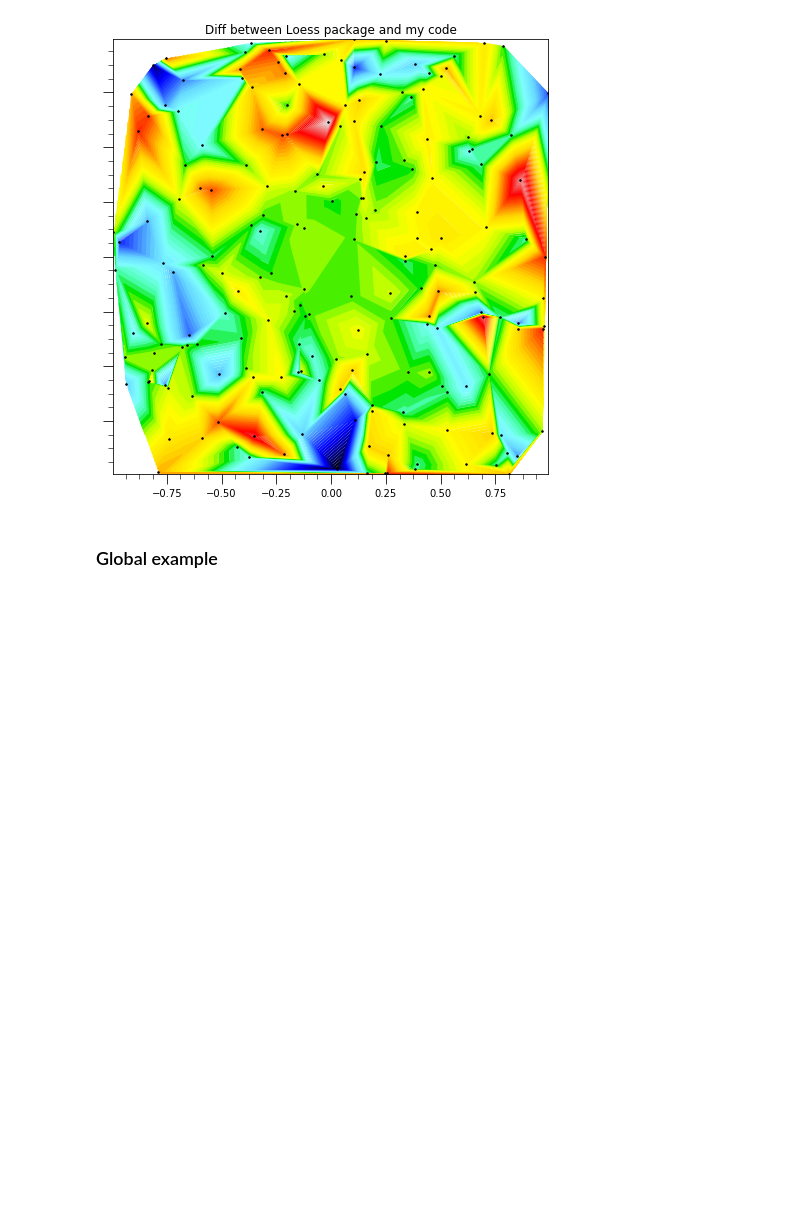
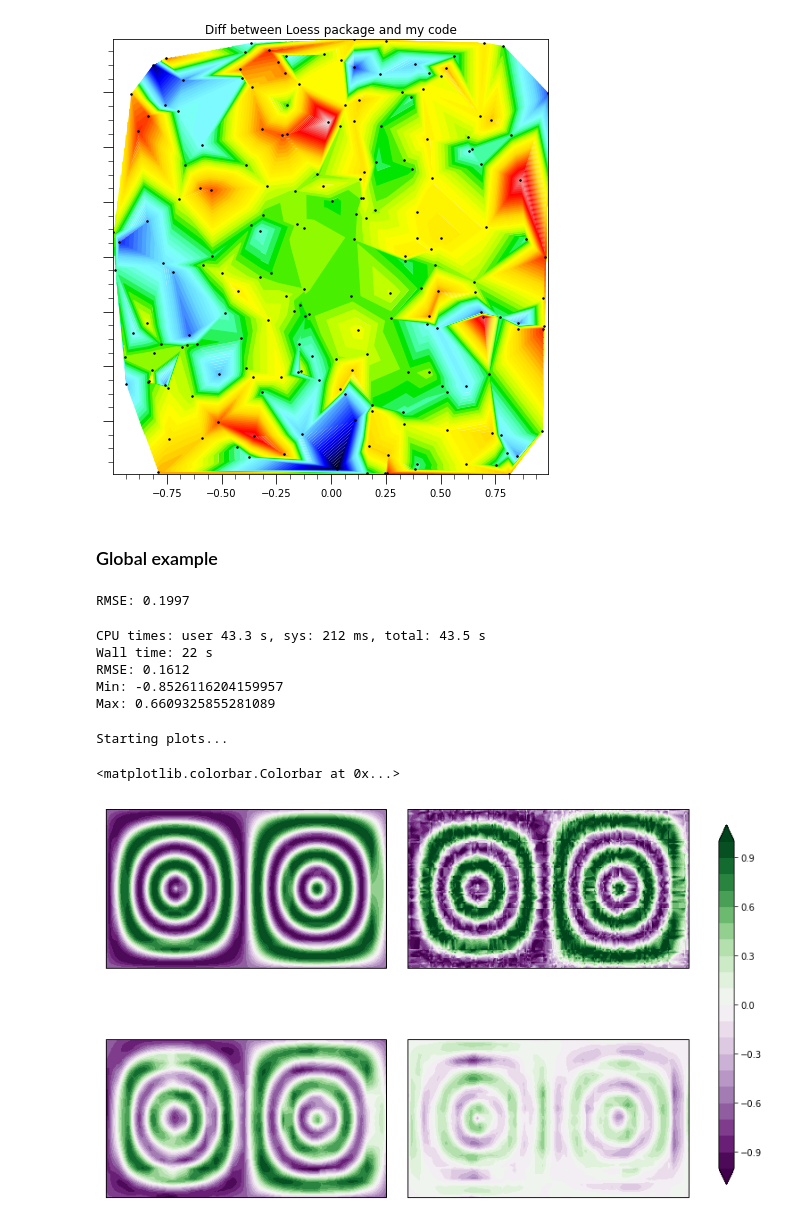
Before and after one commit to mnlevy1981/MARBL-notebooks, a Jupyter notebook: Loess step by step.ipynb, the cells around one changed output. Drawn from its saved outputs; the diff is of its cells as text; code cells hidden in the pictures; blank space fills up the shorter version.

```diff
--- a/Loess step by step.ipynb
+++ b/Loess step by step.ipynb
@@ -262,3 +271,70 @@ Max diff: 7.771561172376096e-16
 [figure]
 # %% [markdown]
 ### Global example
+# %%
+np.random.seed(123)
+nlat = 90
+nlon = 180
+tot_points = nlat*nlon
+
+# Define grid
+lon_1d = np.random.uniform(0, 2.0*np.pi, nlon)
+lon_1d.sort()
+lat_1d = np.random.uniform(-np.pi/2.0, np.pi/2.0, nlat)
+lat_1d.sort()
+
+lon = np.empty((nlon, nlat))
+lat = np.empty((nlon, nlat))
+for j in range(nlat):
+    lon[:,j] = lon_1d
+for i in range(nlon):
+    lat[i, :] = lat_1d
+
+# Define cosine bell curve
+clon = 1.5*np.pi
+clat = 0.0
+r = np.arccos(np.sin(clat)*np.sin(lat) + np.cos(clat)*np.cos(lat)*np.cos(lon - clon))
+R = 1.0/3.0
+fglob_true = np.cos(np.pi*r/R)
+sigz = 0.2
+fglob_eval = np.random.normal(fglob_true, sigz)
+RMSE(fglob_eval, fglob_true)
+# %% [output]
+RMSE: 0.1997
+# %%
+# initialize class
+my_glob = loess(np.matrix([lon.reshape(tot_points), lat.reshape(tot_points)]), fglob_eval.reshape(tot_points))
+
+n = 200
+d = 1
+%time fglob_hat = my_glob.poly_fit(n, d, t=2).reshape(nlon, nlat)
+RMSE(fglob_hat, fglob_true)
+fglob_err = fglob_hat - fglob_true
+print("Min: {}\nMax: {}".format(np.min(fglob_err), np.max(fglob_err)))
+# %% [output]
+CPU times: user 43.3 s, sys: 212 ms, total: 43.5 s
+Wall time: 22 s
+RMSE: 0.1612
+Min: -0.8526116204159957
+Max: 0.6609325855281089
+# %%
+print("Starting plots...")
+nlev = 10
+clevels = [1.0*lev/nlev for lev in range(-nlev, nlev+1)]
+fig= plt.figure(figsize=(12,8));
+ax00 = fig.add_subplot(2, 2, 1, projection=ccrs.Robinson(central_longitude=305.0))
+cf00 = ax00.contourf(lon, lat, fglob_true, levels=clevels, transform=ccrs.PlateCarree(), cmap='PRGn', extend='both')
+ax01 = fig.add_subplot(2, 2, 2, projection=ccrs.Robinson(central_longitude=305.0))
+cf01 = ax01.contourf(lon, lat, fglob_eval, levels=clevels, transform=ccrs.PlateCarree(), cmap='PRGn', extend='both')
+ax10 = fig.add_subplot(2, 2, 3, projection=ccrs.Robinson(central_longitude=305.0))
+cf10 = ax10.contourf(lon, lat, fglob_hat, levels=clevels, transform=ccrs.PlateCarree(), cmap='PRGn', extend='both')
+ax11 = fig.add_subplot(2, 2, 4, projection=ccrs.Robinson(central_longitude=305.0))
+cf11 = ax11.contourf(lon, lat, fglob_err, levels=clevels, transform=ccrs.PlateCarree(), cmap='PRGn', extend='both')
+
+fig.subplots_adjust(hspace=0.45, wspace=0.02, right=0.9)
+cax = plt.axes((0.93, 0.15, 0.02, 0.7))
+fig.colorbar(cf00, cax=cax)
+# %% [output]
+Starting plots...
+<matplotlib.colorbar.Colorbar at 0x...>
+[figure, added]
```
Also changed, not shown: parts of 9 cells of this notebook.
